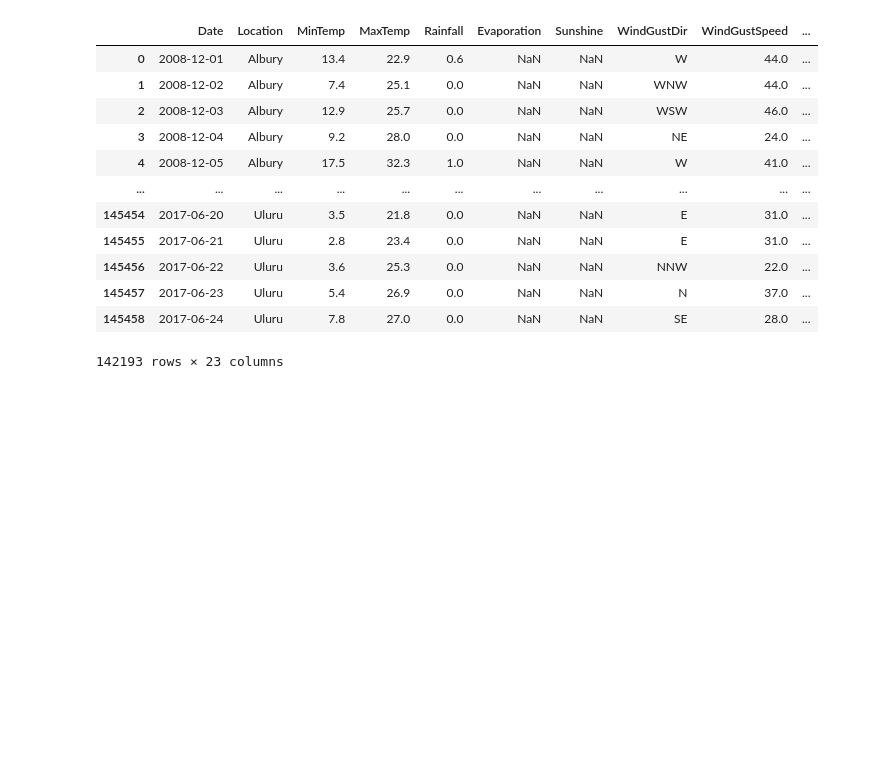
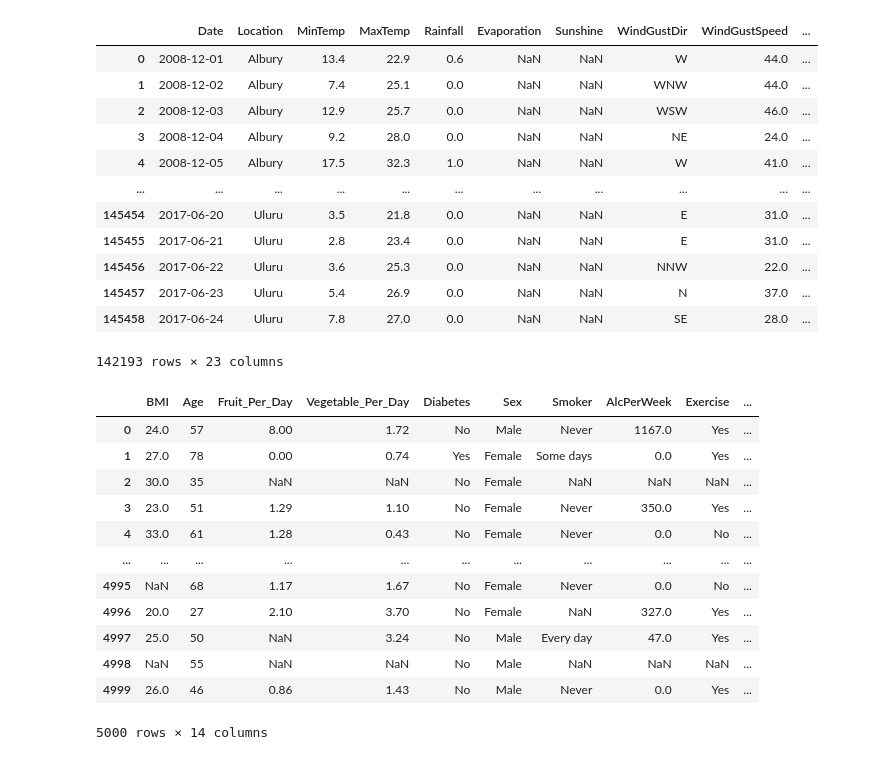
Before and after one commit to akleinau/Finch, a Jupyter notebook: classification_any_data.ipynb, the cells around one changed output. Saved outputs shown, nothing was run; the diff lists cells and outputs as text; code cells hidden in the pictures; blank space fills up the shorter version.

```diff
--- a/classification_any_data.ipynb
+++ b/classification_any_data.ipynb
@@ -43,3 +43,20 @@ data = pd.read_csv('datasets/heart.csv')
 y = data['output']
 X = data.drop(['output'], axis=1)
 data
+# %%
+data = pd.read_csv('datasets/diabetes_sample.csv')
+data
+# %% [output]
+|  | BMI | Age | Fruit_Per_Day | Vegetable_Per_Day | Diabetes | Sex | Smoker | AlcPerWeek | Exercise | ... |
+| 0 | 24.0 | 57 | 8.00 | 1.72 | No | Male | Never | 1167.0 | Yes | ... |
+| 1 | 27.0 | 78 | 0.00 | 0.74 | Yes | Female | Some days | 0.0 | Yes | ... |
+| 2 | 30.0 | 35 | NaN | NaN | No | Female | NaN | NaN | NaN | ... |
+| 3 | 23.0 | 51 | 1.29 | 1.10 | No | Female | Never | 350.0 | Yes | ... |
+| 4 | 33.0 | 61 | 1.28 | 0.43 | No | Female | Never | 0.0 | No | ... |
+| ... | ... | ... | ... | ... | ... | ... | ... | ... | ... | ... |
+| 4995 | NaN | 68 | 1.17 | 1.67 | No | Female | Never | 0.0 | No | ... |
+| 4996 | 20.0 | 27 | 2.10 | 3.70 | No | Female | NaN | 327.0 | Yes | ... |
+| 4997 | 25.0 | 50 | NaN | 3.24 | No | Male | Every day | 47.0 | Yes | ... |
+| 4998 | NaN | 55 | NaN | NaN | No | Male | NaN | NaN | NaN | ... |
+| 4999 | 26.0 | 46 | 0.86 | 1.43 | No | Male | Never | 0.0 | Yes | ... |
+5000 rows × 14 columns
```
Also changed, not shown: parts of 7 cells of this notebook, 1 other file.
